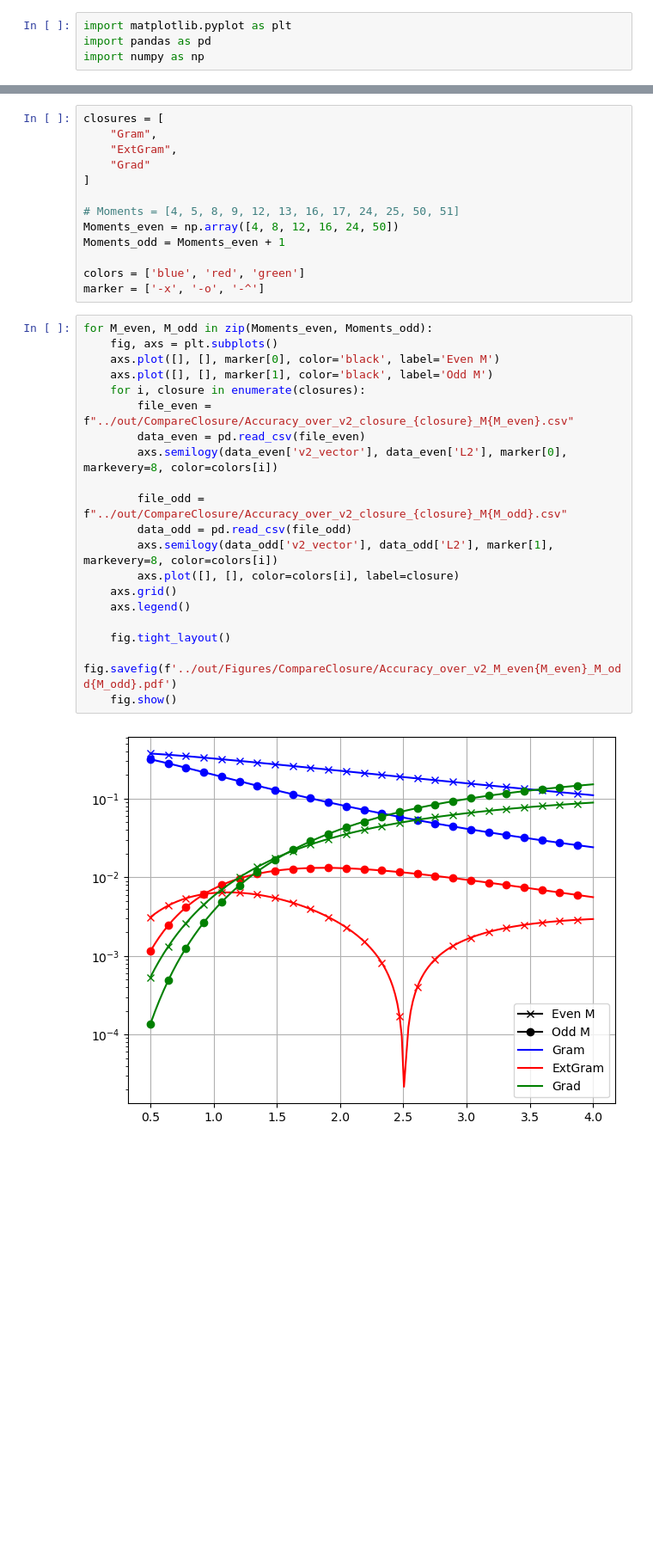
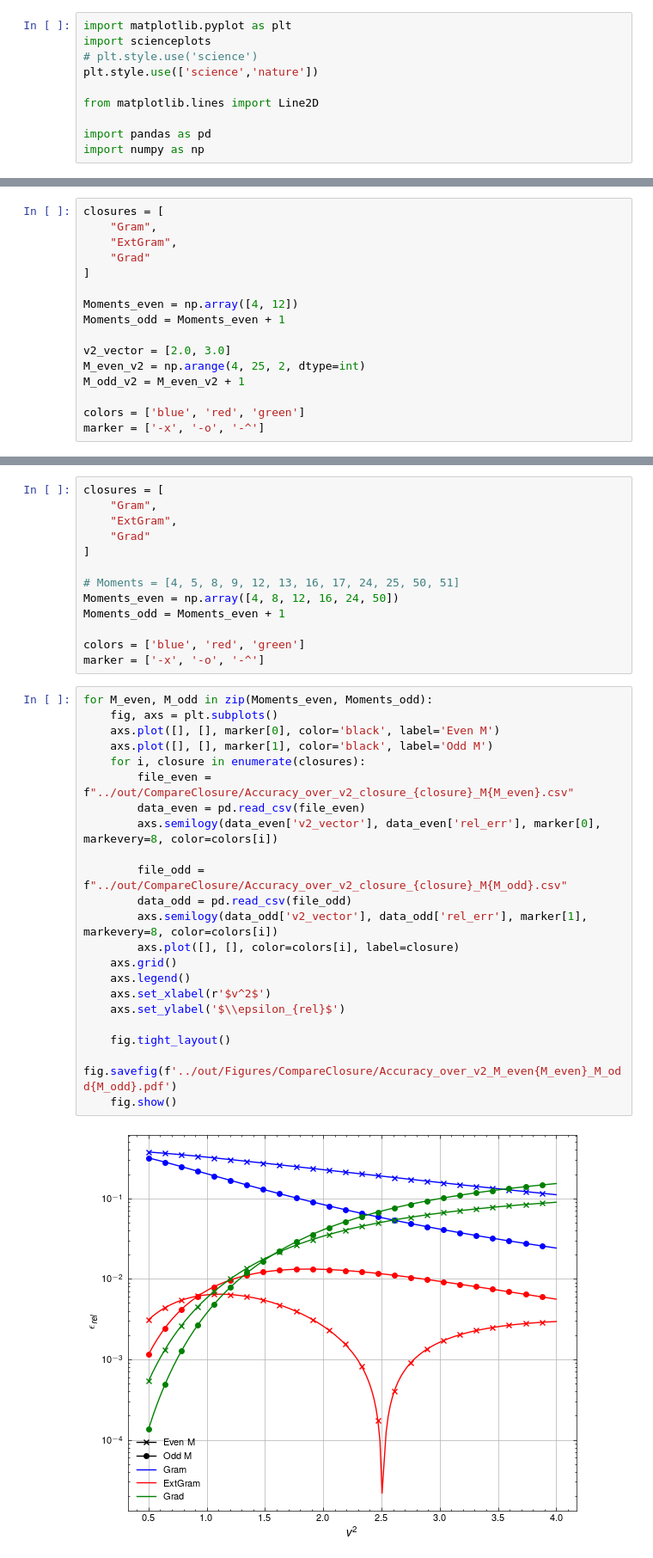
Before and after one commit to JanHab/ExtGram.jl, a Jupyter notebook: notebooks/AnalyzeClosures.ipynb, the cells around one changed output, grey strips where cells are left out. Shown at 86% size. Cells and saved outputs as stored; diff of their text form; blank space fills up the shorter version.

Commit message:
science plotting style

```diff
--- a/notebooks/AnalyzeClosures.ipynb
+++ b/notebooks/AnalyzeClosures.ipynb
@@ -1,4 +1,10 @@
 # %%
 import matplotlib.pyplot as plt
+import scienceplots
+# plt.style.use('science')
+plt.style.use(['science','nature'])
+
+from matplotlib.lines import Line2D
+
 import pandas as pd
 import numpy as np
@@ -4,0 +39,16 @@ import numpy as np
+# %%
+closures = [
+    "Gram",
+    "ExtGram",
+    "Grad"
+]
+
+Moments_even = np.array([4, 12])
+Moments_odd = Moments_even + 1
+
+v2_vector = [2.0, 3.0]
+M_even_v2 = np.arange(4, 25, 2, dtype=int)
+M_odd_v2 = M_even_v2 + 1
+
+colors = ['blue', 'red', 'green']
+marker = ['-x', '-o', '-^']
@@ -18,22 +155,24 @@ marker = ['-x', '-o', '-^']
 # %%
 for M_even, M_odd in zip(Moments_even, Moments_odd):
     fig, axs = plt.subplots()
     axs.plot([], [], marker[0], color='black', label='Even M')
     axs.plot([], [], marker[1], color='black', label='Odd M')
     for i, closure in enumerate(closures):
         file_even = f"../out/CompareClosure/Accuracy_over_v2_closure_{closure}_M{M_even}.csv"
         data_even = pd.read_csv(file_even)
-        axs.semilogy(data_even['v2_vector'], data_even['L2'], marker[0], markevery=8, color=colors[i])
+        axs.semilogy(data_even['v2_vector'], data_even['rel_err'], marker[0], markevery=8, color=colors[i])
 
         file_odd = f"../out/CompareClosure/Accuracy_over_v2_closure_{closure}_M{M_odd}.csv"
         data_odd = pd.read_csv(file_odd)
-        axs.semilogy(data_odd['v2_vector'], data_odd['L2'], marker[1], markevery=8, color=colors[i])
+        axs.semilogy(data_odd['v2_vector'], data_odd['rel_err'], marker[1], markevery=8, color=colors[i])
         axs.plot([], [], color=colors[i], label=closure)
     axs.grid()
     axs.legend()
+    axs.set_xlabel(r'$v^2$')
+    axs.set_ylabel('$\\epsilon_{rel}$')
 
     fig.tight_layout()
     fig.savefig(f'../out/Figures/CompareClosure/Accuracy_over_v2_M_even{M_even}_M_odd{M_odd}.pdf')
     fig.show()
 # %% [output]
-[figure, old version]
+[figure, new version]
```
Also changed, not shown: parts of 6 cells of this notebook, 1 other file.
